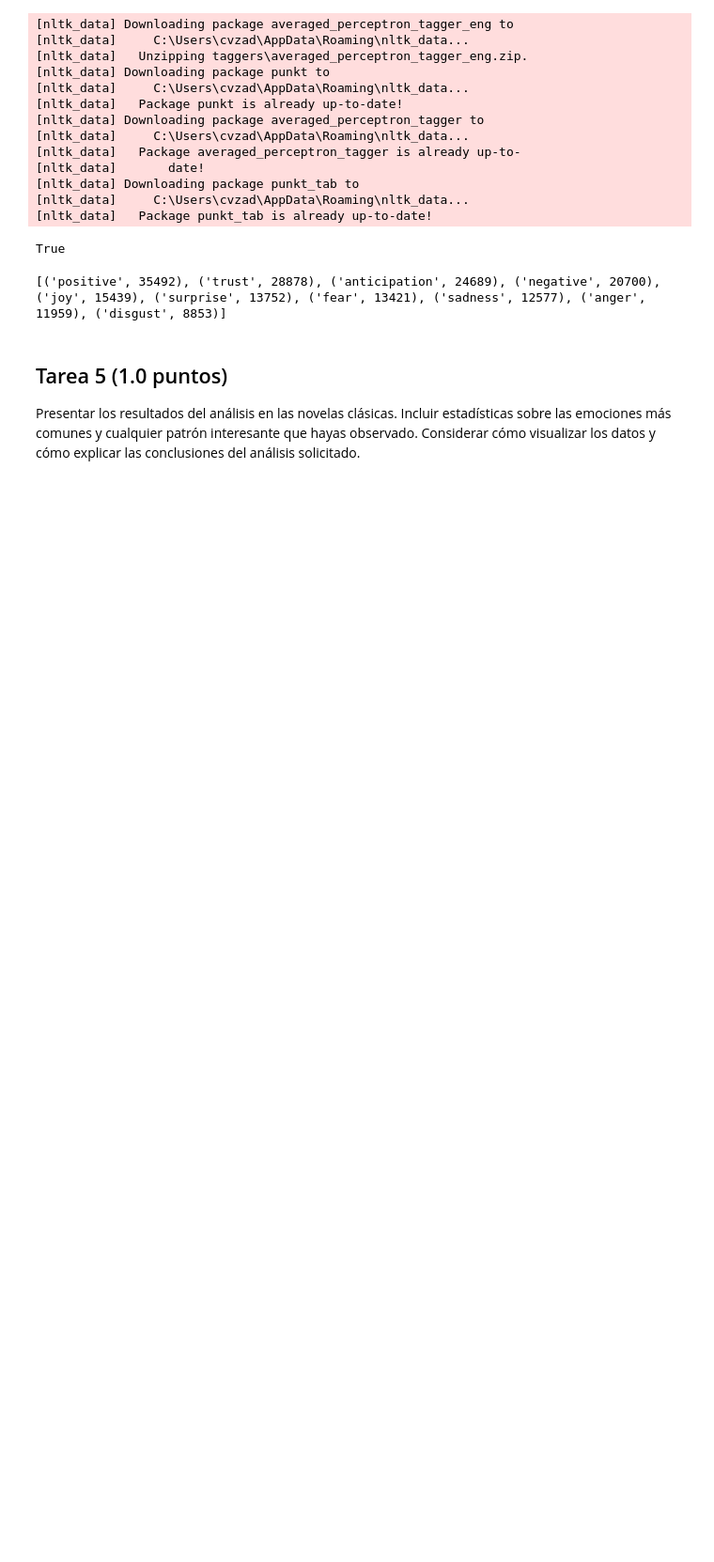
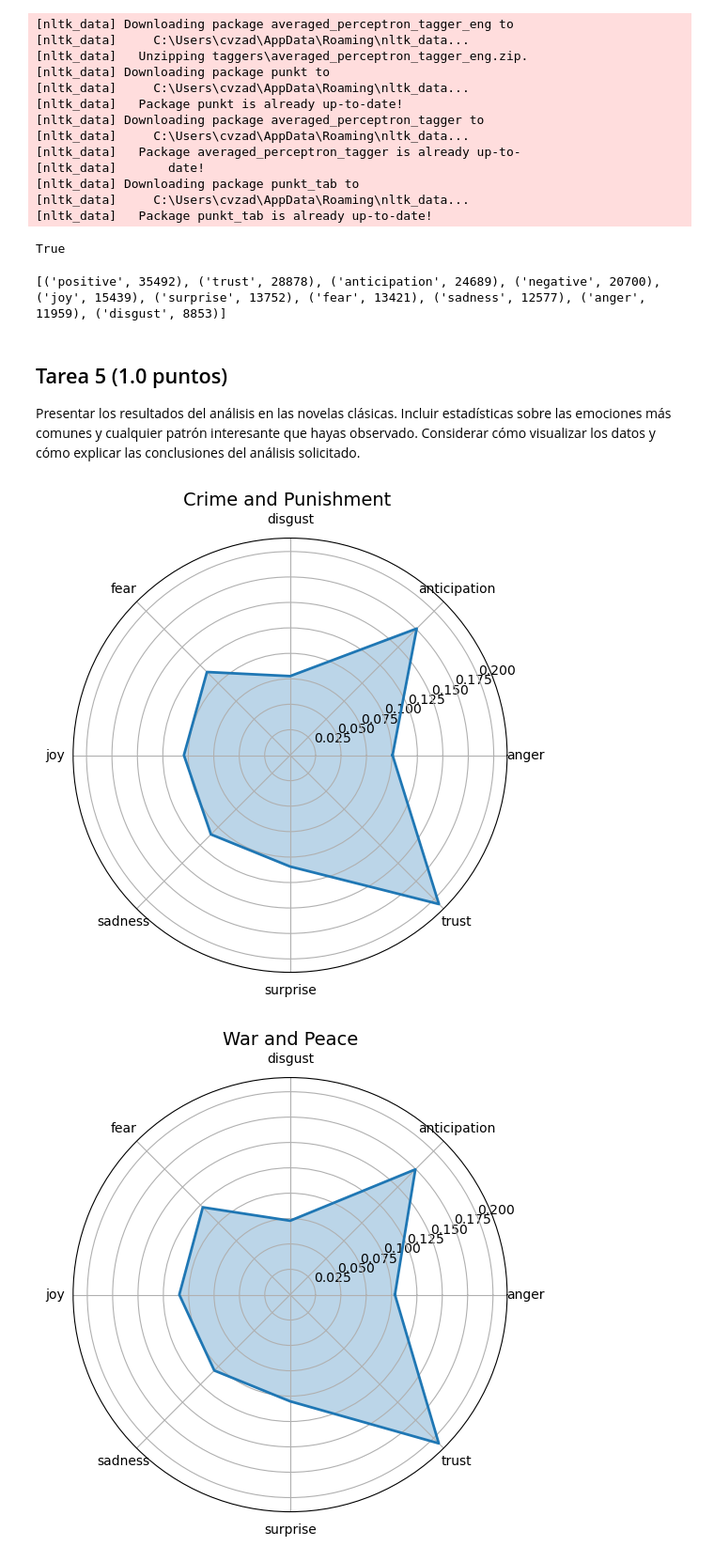
Before and after one commit to enrijuliav/MINTEX, a Jupyter notebook: Practicelab_01/V0_mintex2526-lab1-LeoPerez_EnriqueJulia.ipynb, the cells around one changed output. Shown at 94% size. Cells and saved outputs as stored; diff of their text form; code cells hidden in the pictures; blank space fills up the shorter version.

```diff
--- a/Practicelab_01/V0_mintex2526-lab1-LeoPerez_EnriqueJulia.ipynb
+++ b/Practicelab_01/V0_mintex2526-lab1-LeoPerez_EnriqueJulia.ipynb
@@ -208,6 +208,13 @@ count_emotions = emotion_analyzer(text, extended_lexicon)
 print(count_emotions.most_common(10))
 # %% [output]
 [('positive', 35492), ('trust', 28878), ('anticipation', 24689), ('negative', 20700), ('joy', 15439), ('surprise', 13752), ('fear', 13421), ('sadness', 12577), ('anger', 11959), ('disgust', 8853)]
+# %%
+all_books = defaultdict(list)
+
+for book in books:
+    text = download_text(books[book])
+    count_emotions = emotion_analyzer(text, extended_lexicon)
+    all_books[book] = count_emotions
 # %% [markdown]
 ## Tarea 5 (1.0 puntos)
 
@@ -214,0 +285,9 @@ Presentar los resultados del análisis en las novelas clásicas. Incluir estadí
+# %%
+for book in all_books:
+    plot_emotions_bar(all_books[book], titulo= book)
+# %%
+for book in all_books:
+    plot_emotions_radar(all_books[book], titulo= book)
+# %% [output]
+[figure, added]
+[figure, added]
```
Also changed, not shown: parts of 4 cells of this notebook.
